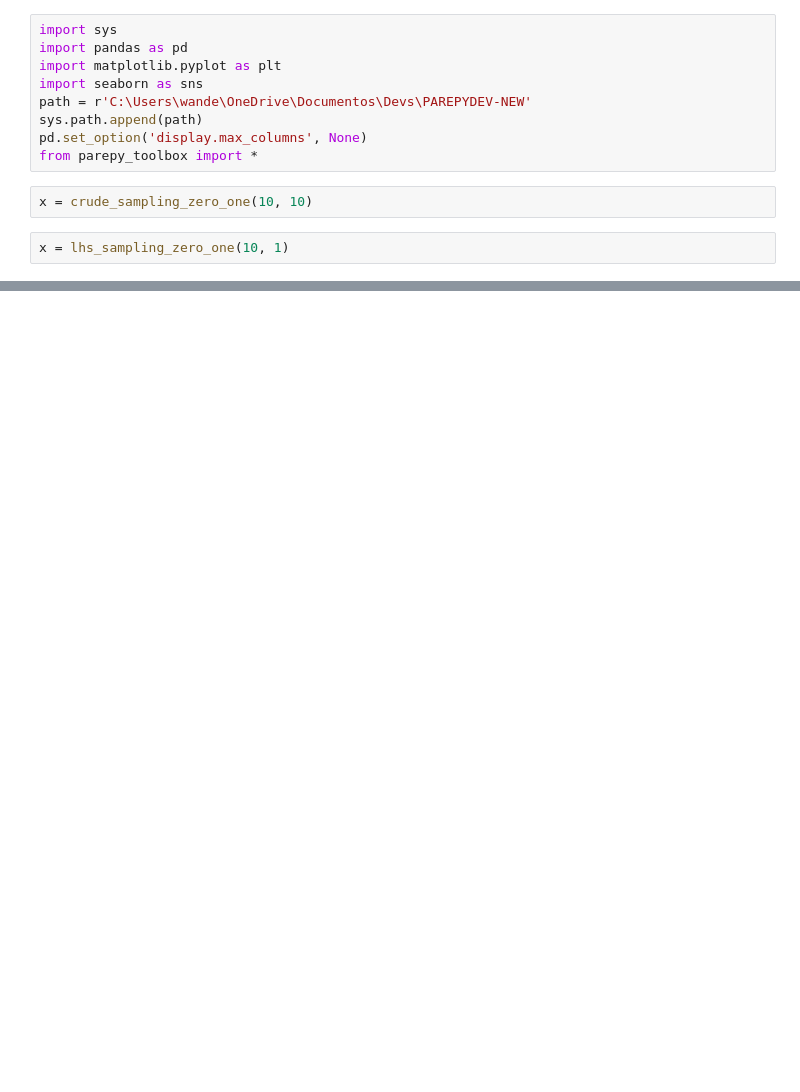
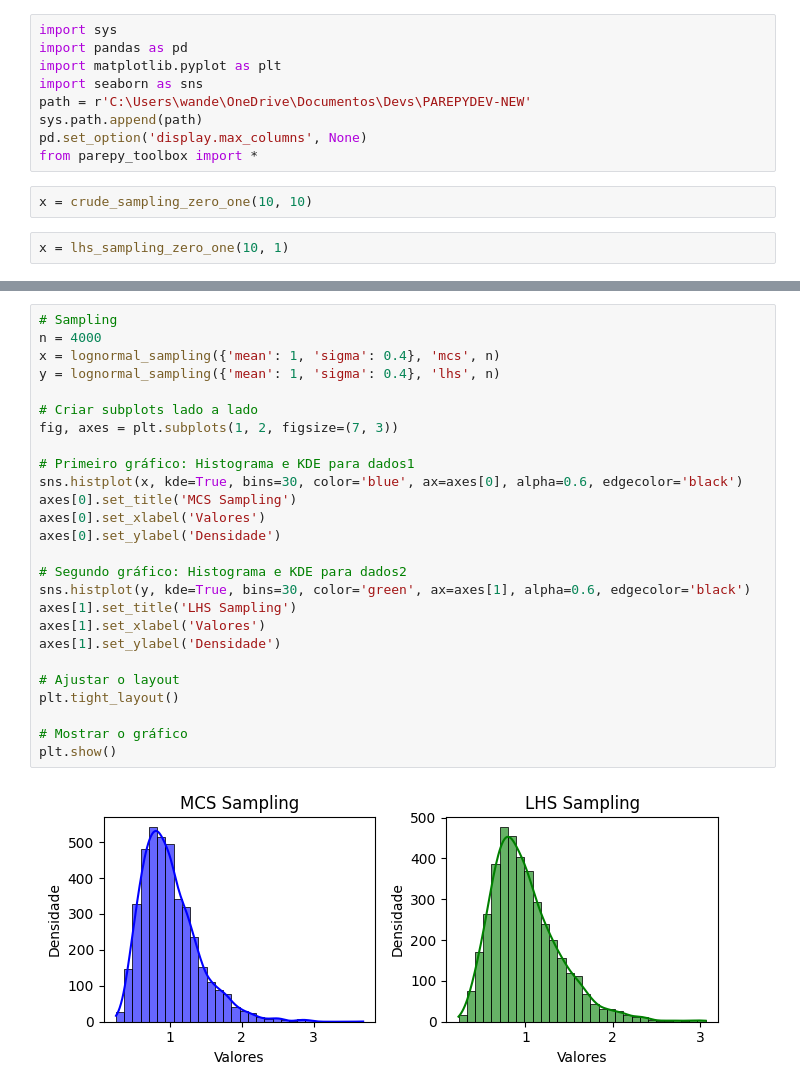
Before and after one commit to Pesquisa-UFCAT/parepy, a Jupyter notebook: local_examples/sampling_examples.ipynb, the cells around one changed output, grey strips where cells are left out. Drawn from its saved outputs; the diff is of its cells as text; blank space fills up the shorter version.

Commit message:
feat: lognormal proposal

```diff
--- a/local_examples/sampling_examples.ipynb
+++ b/local_examples/sampling_examples.ipynb
@@ -141,0 +170,28 @@ plt.show()
+# %%
+# Sampling
+n = 4000
+x = lognormal_sampling({'mean': 1, 'sigma': 0.4}, 'mcs', n)
+y = lognormal_sampling({'mean': 1, 'sigma': 0.4}, 'lhs', n)
+
+# Criar subplots lado a lado
+fig, axes = plt.subplots(1, 2, figsize=(7, 3))
+
+# Primeiro gráfico: Histograma e KDE para dados1
+sns.histplot(x, kde=True, bins=30, color='blue', ax=axes[0], alpha=0.6, edgecolor='black')
+axes[0].set_title('MCS Sampling')
+axes[0].set_xlabel('Valores')
+axes[0].set_ylabel('Densidade')
+
+# Segundo gráfico: Histograma e KDE para dados2
+sns.histplot(y, kde=True, bins=30, color='green', ax=axes[1], alpha=0.6, edgecolor='black')
+axes[1].set_title('LHS Sampling')
+axes[1].set_xlabel('Valores')
+axes[1].set_ylabel('Densidade')
+
+# Ajustar o layout
+plt.tight_layout()
+
+# Mostrar o gráfico
+plt.show()
+# %% [output]
+[figure, added]
```
Also changed, not shown: parts of 7 cells of this notebook, 1 other file.
